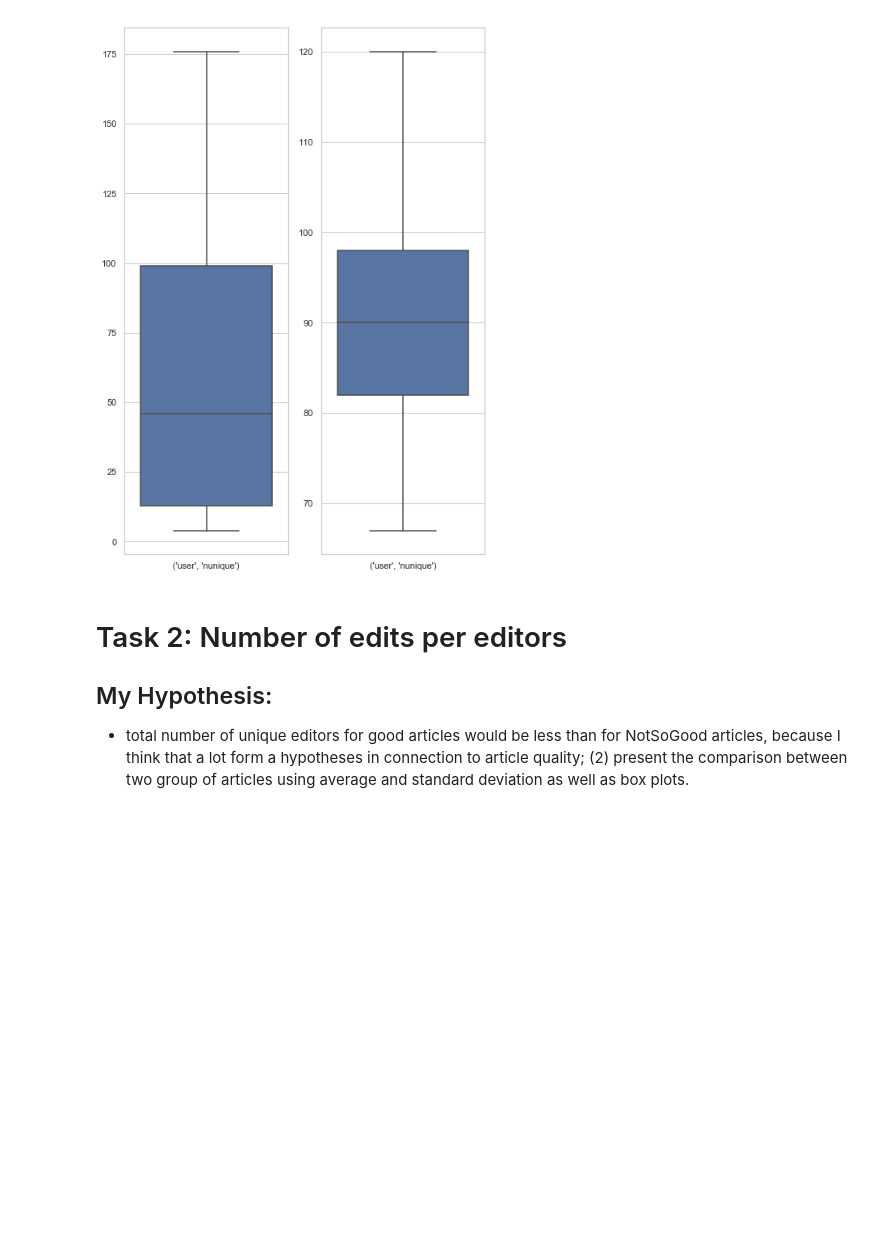
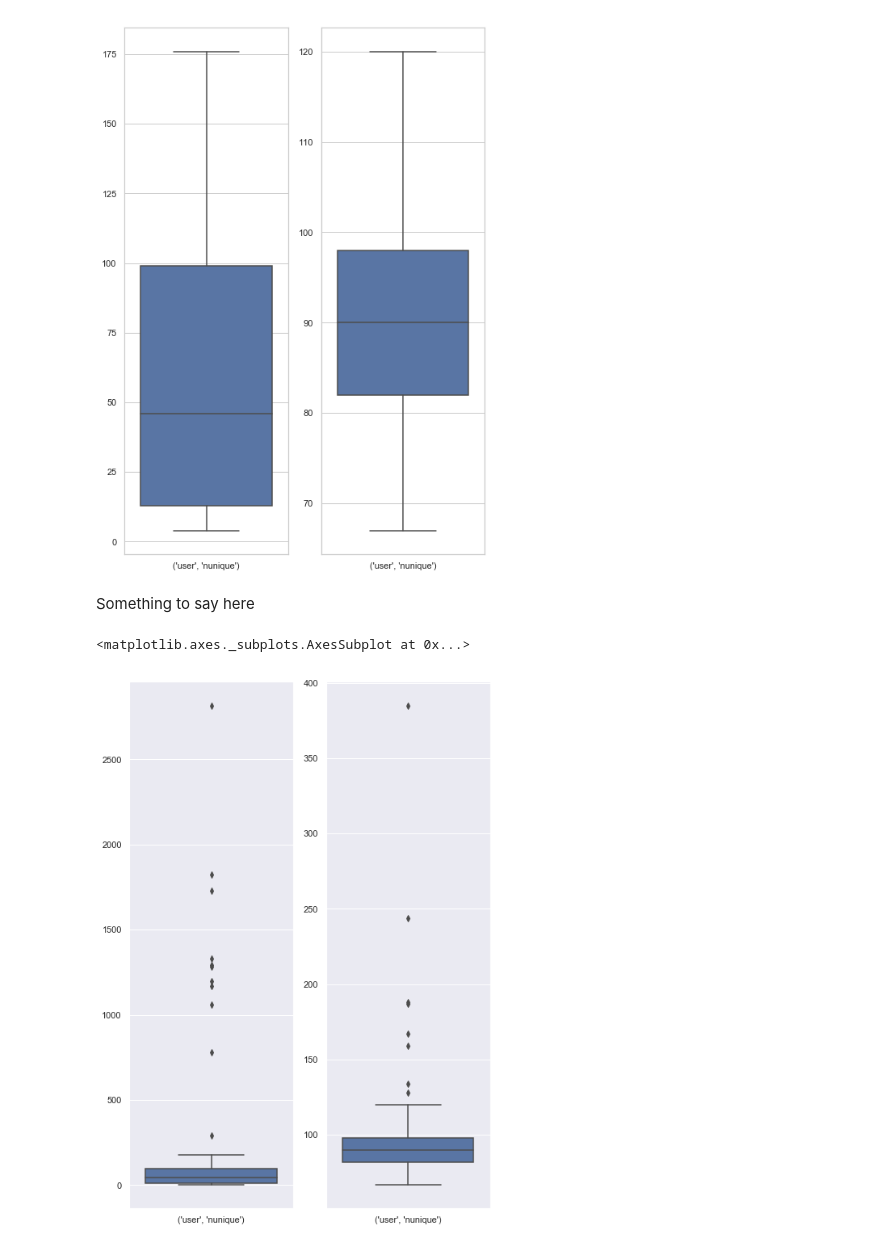
Before and after one commit to abaikara/social_computing_analysis-, a Jupyter notebook: sc.ipynb, the cells around one changed output. Saved outputs shown, nothing was run; the diff lists cells and outputs as text; code cells hidden in the pictures; blank space fills up the shorter version.

```diff
--- a/sc.ipynb
+++ b/sc.ipynb
@@ -177,8 +165,8 @@ talk_bad.to_csv('talk_bad.csv')
 ## My Hypothesis:
 * I guess the total number of editors would be higer for Good article, while I can get the less number of editors for not so good articles. I am making this hypothesis because I believe that the more unique users collaborate in the article the better the quality.
 # %%
-task1_good_sc = sc_good.groupby(['Article']).agg({'user': ['nunique']})
-task1_good_sc.describe()
+task1_good = sc_good.groupby(['Article']).agg({'user': ['nunique']})
+task1_good.describe()
 # %% [output]
 |  | user |
 |  | nunique |
@@ -191,8 +179,8 @@ task1_good_sc.describe()
 | 75% | 99.000000 |
 | max | 2817.000000 |
 # %%
-task1_bad_sc = sc_bad.groupby(['Article']).agg({'user': ['nunique']})
-task1_bad_sc.describe()
+task1_bad = sc_bad.groupby(['Article']).agg({'user': ['nunique']})
+task1_bad.describe()
 # %% [output]
 |  | user |
 |  | nunique |
@@ -220,8 +208,13 @@ sb.boxplot( data=task1_bad_sc,  ax=axes[1], showfliers = False)
 plt.show()
 # %% [output]
 [figure]
-# %% [markdown]
-# Task 2: Number of edits per editors
-## My Hypothesis:
-* total number of unique editors for good articles would be less than for NotSoGood articles, because I think that a lot
-form a hypotheses in connection to article quality; (2) present the comparison between two group of articles using average and standard deviation as well as box plots.
+# %% [markdown]
+Something to say here
+# %%
+f, axes = plt.subplots(1, 2)
+sb.set(style="whitegrid")
+sb.boxplot( data=task1_good_sc,   ax=axes[0])
+sb.boxplot( data=task1_bad_sc,  ax=axes[1])
+# %% [output]
+<matplotlib.axes._subplots.AxesSubplot at 0x...>
+[figure, added]
```
Also changed, not shown: parts of 54 cells of this notebook.
